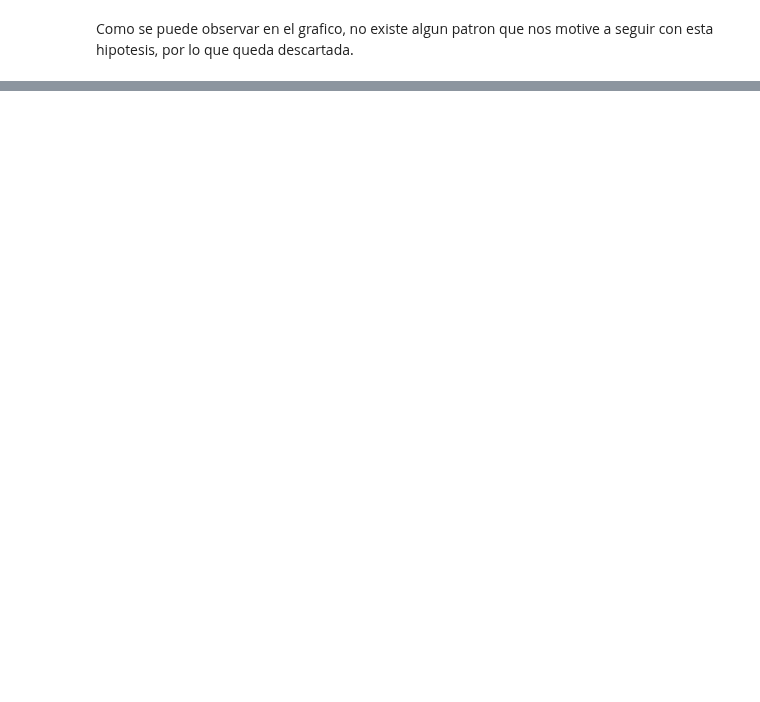
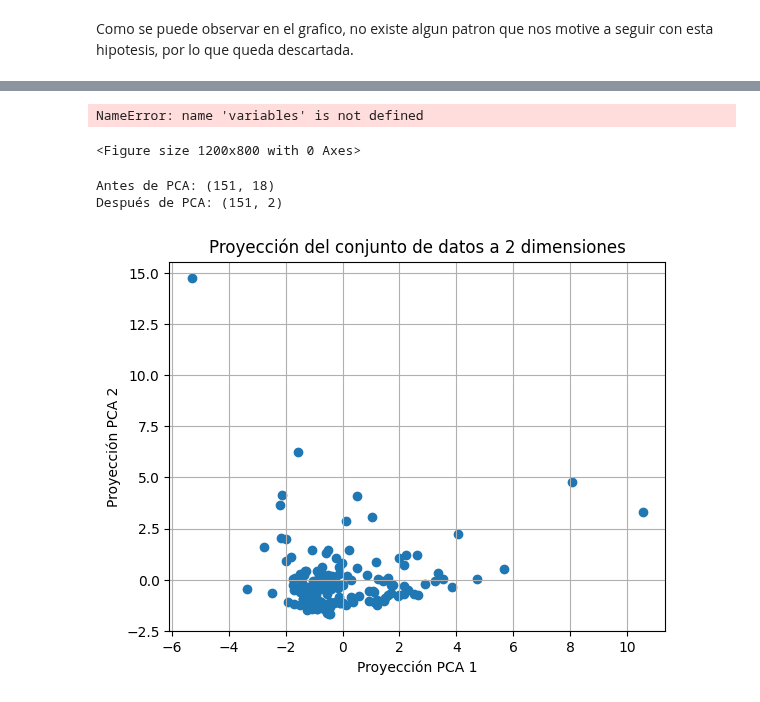
Before and after one commit to MaximoReynoso/TrabajoEspecial, a Jupyter notebook: TrabajoEspecial.ipynb, the cells around one changed output, grey strips where cells are left out. Saved outputs shown, nothing was run; the diff lists cells and outputs as text; code cells hidden in the pictures; blank space fills up the shorter version.

```diff
--- a/TrabajoEspecial.ipynb
+++ b/TrabajoEspecial.ipynb
@@ -418,0 +444,11 @@ Como se puede observar en el grafico, no existe algun patron que nos motive a se
+# %%
+plt.figure(figsize=(12, 8))
+for i, atributo in enumerate(variables, 1):
+    plt.subplot(4, 2, i)
+    sns.boxplot(data=preprocessed_dataset, y=atributo)
+    plt.title(f'Boxplot de {atributo}')
+plt.tight_layout()
+plt.show()
+# %% [output]
+NameError: name 'variables' is not defined
+<Figure size 1200x800 with 0 Axes>
@@ -418,0 +460,32 @@ Como se puede observar en el grafico, no existe algun patron que nos motive a se
+# %%
+from sklearn.decomposition import PCA
+from sklearn.preprocessing import MinMaxScaler
+
+
+data_variables= preprocessed_dataset.drop(['sitios','fecha','olores','olores',
+'color','espumas','mat_susp','ph','calidad_de_agua'], axis=1)
+scaler = StandardScaler()
+
+data_variables= scaler.fit_transform(data_variables)
+
+
+
+
+pca = PCA(n_components=2, whiten=False)
+# transforme los datos, para ya reducir a dos dimensiones
+principalComponents = pca.fit_transform(data_variables)
+# imprimimos los tamaños antes y después
+print('Antes de PCA: {}'.format(data_variables.shape))
+print('Después de PCA: {}'.format(principalComponents.shape))
+
+# graficamos los datos. el color de cada punto representa el valor de la casa
+plt.scatter(principalComponents[:,0], principalComponents[:,1])
+plt.grid(True)
+plt.xlabel('Proyección PCA 1')
+plt.ylabel('Proyección PCA 2')
+plt.title('Proyección del conjunto de datos a 2 dimensiones')
+plt.show()
+# %% [output]
+Antes de PCA: (151, 18)
+Después de PCA: (151, 2)
+[figure, added]
```
Also changed, not shown: parts of 23 cells of this notebook.
